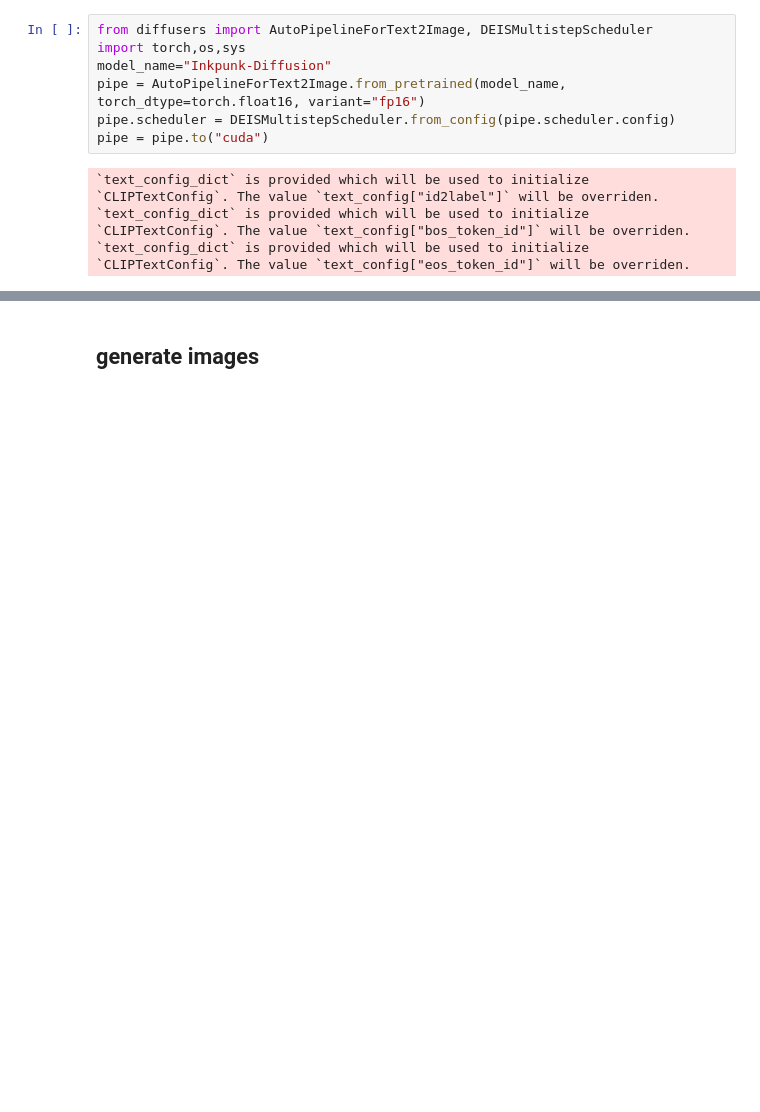
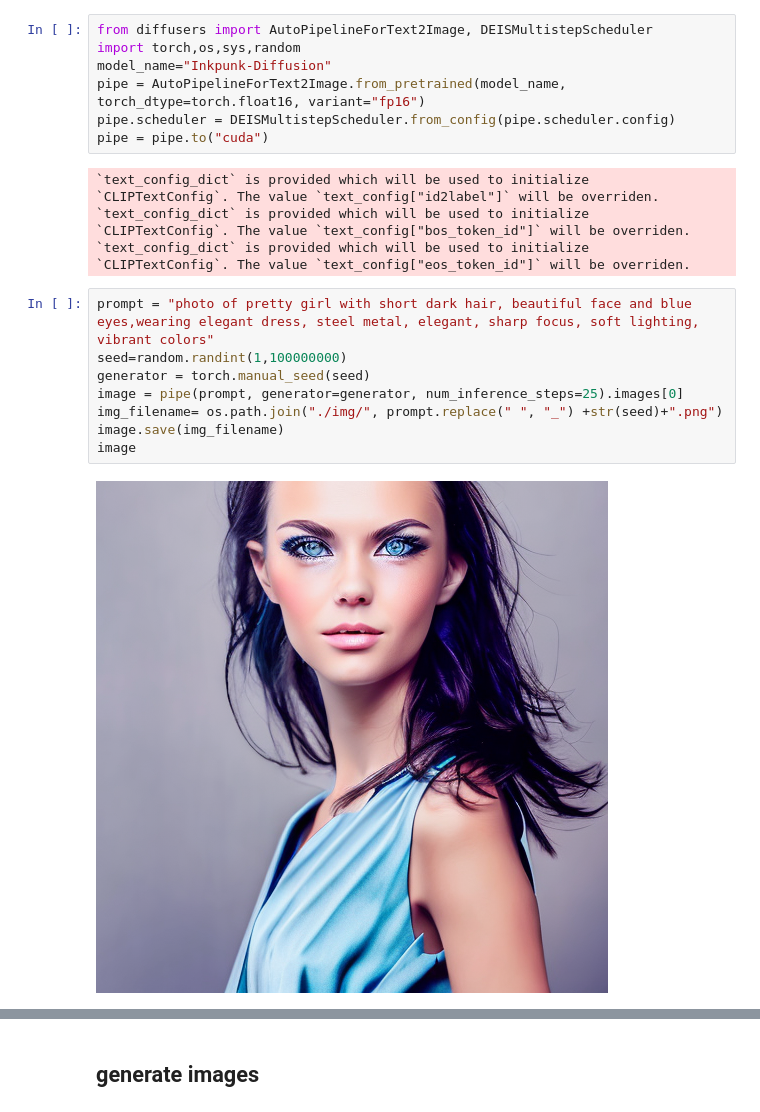
Before and after one commit to zlmturnout/SD_Pipeline, a Jupyter notebook: DreamShaper.ipynb, the cells around one changed output, grey strips where cells are left out. Drawn from its saved outputs; the diff is of its cells as text; blank space fills up the shorter version.

```diff
--- a/DreamShaper.ipynb
+++ b/DreamShaper.ipynb
@@ -1,6 +1,6 @@
 # %%
 from diffusers import AutoPipelineForText2Image, DEISMultistepScheduler
-import torch,os,sys
+import torch,os,sys,random
 model_name="Inkpunk-Diffusion"
 pipe = AutoPipelineForText2Image.from_pretrained(model_name, torch_dtype=torch.float16, variant="fp16")
 pipe.scheduler = DEISMultistepScheduler.from_config(pipe.scheduler.config)
@@ -9,6 +9,16 @@ pipe = pipe.to("cuda")
 `text_config_dict` is provided which will be used to initialize `CLIPTextConfig`. The value `text_config["id2label"]` will be overriden.
 `text_config_dict` is provided which will be used to initialize `CLIPTextConfig`. The value `text_config["bos_token_id"]` will be overriden.
 `text_config_dict` is provided which will be used to initialize `CLIPTextConfig`. The value `text_config["eos_token_id"]` will be overriden.
+# %%
+prompt = "photo of pretty girl with short dark hair, beautiful face and blue eyes,wearing elegant dress, steel metal, elegant, sharp focus, soft lighting, vibrant colors"
+seed=random.randint(1,100000000)
+generator = torch.manual_seed(seed)
+image = pipe(prompt, generator=generator, num_inference_steps=25).images[0]
+img_filename= os.path.join("./img/", prompt.replace(" ", "_") +str(seed)+".png")
+image.save(img_filename)
+image
+# %% [output]
+[figure, added]
 # %%
 # safertensors
 from diffusers import StableDiffusionPipeline
```
Also changed, not shown: parts of 7 cells of this notebook, 4 other files.
